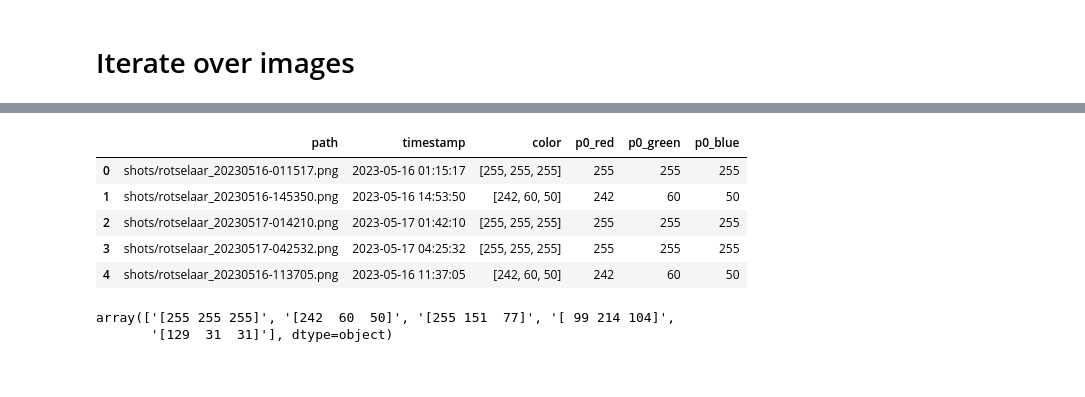
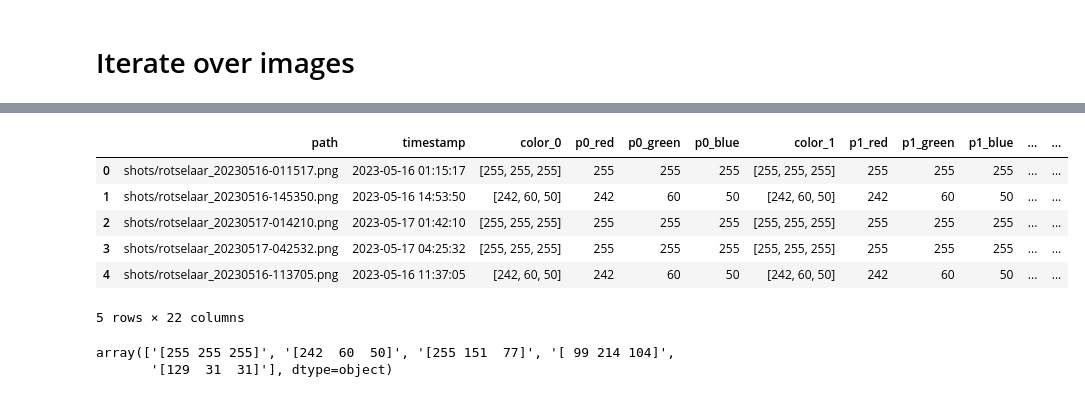
Before and after one commit to datarootsio/filedrukte_Craeybeckxlaan, a Jupyter notebook: calc_length.ipynb, the cells around one changed output, grey strips where cells are left out. Drawn from its saved outputs; the diff is of its cells as text; code cells hidden in the pictures.

```diff
--- a/calc_length.ipynb
+++ b/calc_length.ipynb
@@ -142,16 +142,27 @@ assert url_image_dir.exists()
 from datetime import datetime
 import pandas as pd
 import re
+# %%
+points = [(597, 378), # Vijfde Linie straat aankomen uit ZW dicths bij kruispunt
+          (587, 386),
+          (561, 409),
+          (488, 462),
+          (442, 478)
+]
 # %%
-data = []
+rows = []
 for p in url_image_dir.glob("rotselaar_*.png"):
     print (p.stem)
     timestamp = datetime.strptime(p.stem, "rotselaar_%Y%m%d-%H%M%S")
     print(timestamp)
     screenshot = cv2.cvtColor(cv2.imread(p.as_posix()), cv2.COLOR_BGR2RGB)
-    color = screenshot[378, 597]
-    print(color)
-    data.append((p, timestamp, color, color[0], color[1], color[2]))
+    colors = ()
+    for point in points:
+        color = screenshot[point[1], point[0]]
+        print(color)
+        colors += (color, color[0], color[1], color[2])
+    row = (p, timestamp) + colors
+    rows.append(row)
 # %% [output]
 rotselaar_20230516-011517
 2023-05-16 01:15:17
@@ -176,0 +184,5 @@ color[0]
+# %%
+all_columns = ["path", "timestamp"]
+for i,p in enumerate(points):
+    all_columns.extend((f"color_{i}", f"p{i}_red", f"p{i}_green", f"p{i}_blue"))
+all_columns
@@ -177,11 +207,12 @@ color[0]
 # %%
-df = pd.DataFrame(data, columns=["path", "timestamp", "color", "p0_red", "p0_green", "p0_blue"])
+df = pd.DataFrame(rows, columns=all_columns)
 df.head()
 # %% [output]
-|  | path | timestamp | color | p0_red | p0_green | p0_blue |
-| 0 | shots/rotselaar_20230516-011517.png | 2023-05-16 01:15:17 | [255, 255, 255] | 255 | 255 | 255 |
-| 1 | shots/rotselaar_20230516-145350.png | 2023-05-16 14:53:50 | [242, 60, 50] | 242 | 60 | 50 |
-| 2 | shots/rotselaar_20230517-014210.png | 2023-05-17 01:42:10 | [255, 255, 255] | 255 | 255 | 255 |
-| 3 | shots/rotselaar_20230517-042532.png | 2023-05-17 04:25:32 | [255, 255, 255] | 255 | 255 | 255 |
-| 4 | shots/rotselaar_20230516-113705.png | 2023-05-16 11:37:05 | [242, 60, 50] | 242 | 60 | 50 |
+|  | path | timestamp | color_0 | p0_red | p0_green | p0_blue | color_1 | p1_red | p1_green | p1_blue | ... | ... |
+| 0 | shots/rotselaar_20230516-011517.png | 2023-05-16 01:15:17 | [255, 255, 255] | 255 | 255 | 255 | [255, 255, 255] | 255 | 255 | 255 | ... | ... |
+| 1 | shots/rotselaar_20230516-145350.png | 2023-05-16 14:53:50 | [242, 60, 50] | 242 | 60 | 50 | [242, 60, 50] | 242 | 60 | 50 | ... | ... |
+| 2 | shots/rotselaar_20230517-014210.png | 2023-05-17 01:42:10 | [255, 255, 255] | 255 | 255 | 255 | [255, 255, 255] | 255 | 255 | 255 | ... | ... |
+| 3 | shots/rotselaar_20230517-042532.png | 2023-05-17 04:25:32 | [255, 255, 255] | 255 | 255 | 255 | [255, 255, 255] | 255 | 255 | 255 | ... | ... |
+| 4 | shots/rotselaar_20230516-113705.png | 2023-05-16 11:37:05 | [242, 60, 50] | 242 | 60 | 50 | [242, 60, 50] | 242 | 60 | 50 | ... | ... |
+5 rows × 22 columns
 # %%
```
Also changed, not shown: parts of 18 cells of this notebook.
